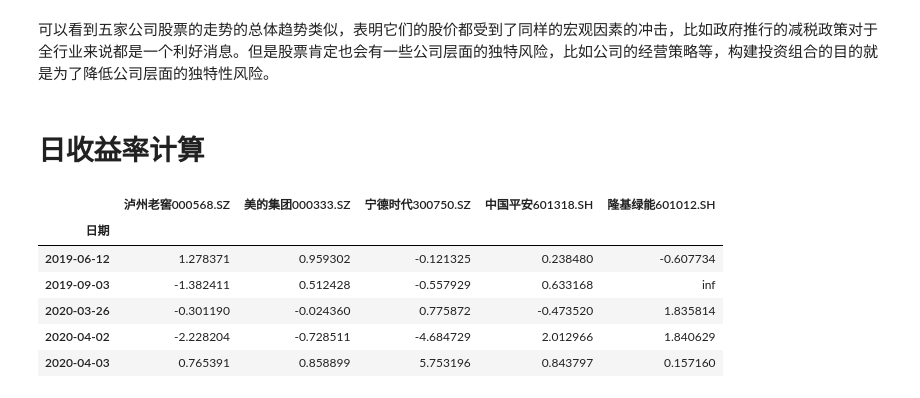
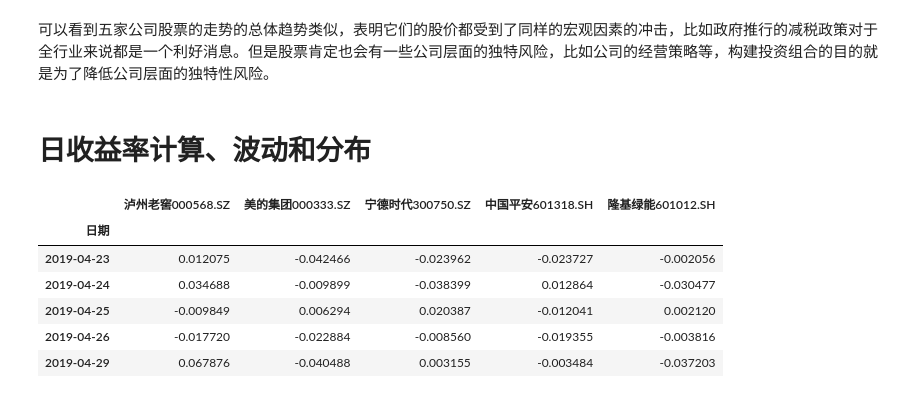
Before and after one commit to Monsoon007/Markowitz-Efficient-Frontier, a Jupyter notebook: 股票有效组合.ipynb, the cells around one changed output. Drawn from its saved outputs; the diff is of its cells as text; code cells hidden in the pictures.

```diff
--- a/股票有效组合.ipynb
+++ b/股票有效组合.ipynb
@@ -67,16 +67,16 @@ Text(0, 0.5, '股票价格')
 # %% [markdown]
 可以看到五家公司股票的走势的总体趋势类似，表明它们的股价都受到了同样的宏观因素的冲击，比如政府推行的减税政策对于全行业来说都是一个利好消息。但是股票肯定也会有一些公司层面的独特风险，比如公司的经营策略等，构建投资组合的目的就是为了降低公司层面的独特性风险。
 # %% [markdown]
-# 日收益率计算
+# 日收益率计算、波动和分布
 # %%
 stocks_daily_return = np.log(stocks_daily_price)-np.log(stocks_daily_price.shift(1))
-stocks.dropna(inplace=True)
-stocks.head()
+stocks_daily_return.dropna(inplace=True)
+stocks_daily_return.head()
 # %% [output]
 |  | 泸州老窖000568.SZ | 美的集团000333.SZ | 宁德时代300750.SZ | 中国平安601318.SH | 隆基绿能601012.SH |
 | 日期 |  |  |  |  |  |
-| 2019-06-12 | 1.278371 | 0.959302 | -0.121325 | 0.238480 | -0.607734 |
-| 2019-09-03 | -1.382411 | 0.512428 | -0.557929 | 0.633168 | inf |
-| 2020-03-26 | -0.301190 | -0.024360 | 0.775872 | -0.473520 | 1.835814 |
-| 2020-04-02 | -2.228204 | -0.728511 | -4.684729 | 2.012966 | 1.840629 |
-| 2020-04-03 | 0.765391 | 0.858899 | 5.753196 | 0.843797 | 0.157160 |
+| 2019-04-23 | 0.012075 | -0.042466 | -0.023962 | -0.023727 | -0.002056 |
+| 2019-04-24 | 0.034688 | -0.009899 | -0.038399 | 0.012864 | -0.030477 |
+| 2019-04-25 | -0.009849 | 0.006294 | 0.020387 | -0.012041 | 0.002120 |
+| 2019-04-26 | -0.017720 | -0.022884 | -0.008560 | -0.019355 | -0.003816 |
+| 2019-04-29 | 0.067876 | -0.040488 | 0.003155 | -0.003484 | -0.037203 |
```
Also changed, not shown: parts of 12 cells of this notebook.
